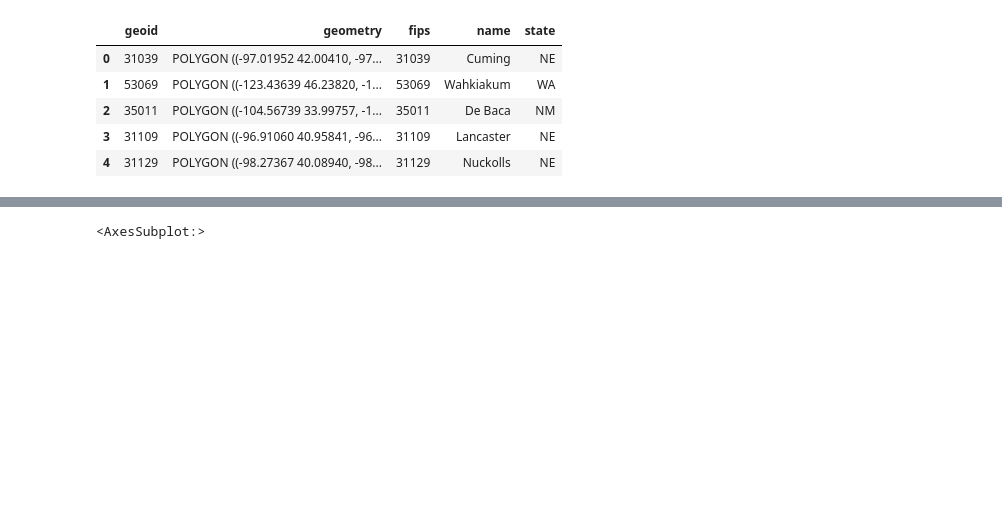
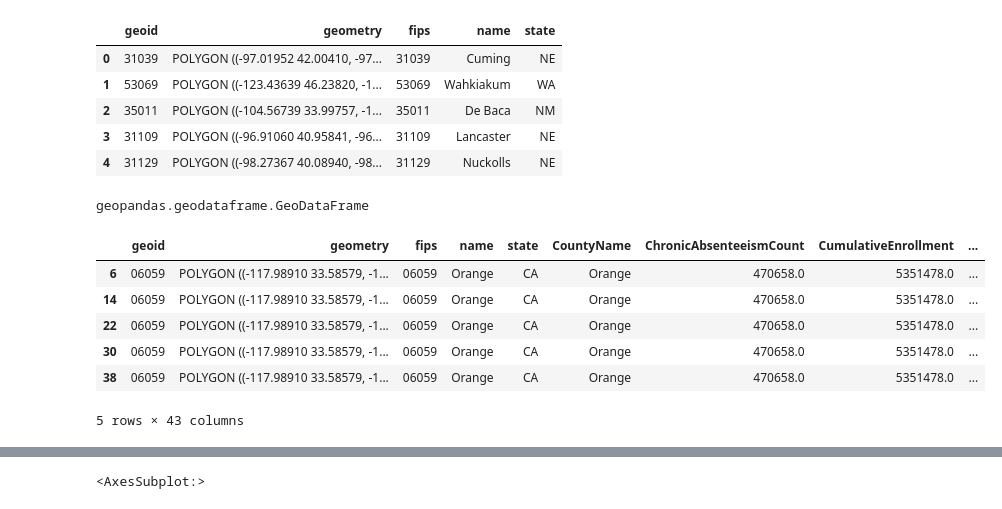
Before and after one commit to nnasr001/PBPL280S21Project1, a Jupyter notebook: attendance_data.ipynb, the cells around one changed output, grey strips where cells are left out. Drawn from its saved outputs; the diff is of its cells as text; code cells hidden in the pictures; blank space fills up the shorter version.

```diff
--- a/attendance_data.ipynb
+++ b/attendance_data.ipynb
@@ -389,3 +453,17 @@ counties.head()
 counties=counties.merge(combined, left_on="name", right_on="CountyName",how="right")
 # %%
 counties=counties[counties.state=="CA"]
+# %%
+type(counties)
+# %% [output]
+geopandas.geodataframe.GeoDataFrame
+# %%
+counties.head()
+# %% [output]
+|  | geoid | geometry | fips | name | state | CountyName | ChronicAbsenteeismCount | CumulativeEnrollment | ... |
+| 6 | 06059 | POLYGON ((-117.98910 33.58579, -1... | 06059 | Orange | CA | Orange | 470658.0 | 5351478.0 | ... |
+| 14 | 06059 | POLYGON ((-117.98910 33.58579, -1... | 06059 | Orange | CA | Orange | 470658.0 | 5351478.0 | ... |
+| 22 | 06059 | POLYGON ((-117.98910 33.58579, -1... | 06059 | Orange | CA | Orange | 470658.0 | 5351478.0 | ... |
+| 30 | 06059 | POLYGON ((-117.98910 33.58579, -1... | 06059 | Orange | CA | Orange | 470658.0 | 5351478.0 | ... |
+| 38 | 06059 | POLYGON ((-117.98910 33.58579, -1... | 06059 | Orange | CA | Orange | 470658.0 | 5351478.0 | ... |
+5 rows × 43 columns
```
Also changed, not shown: parts of 27 cells of this notebook, 2 other files.
